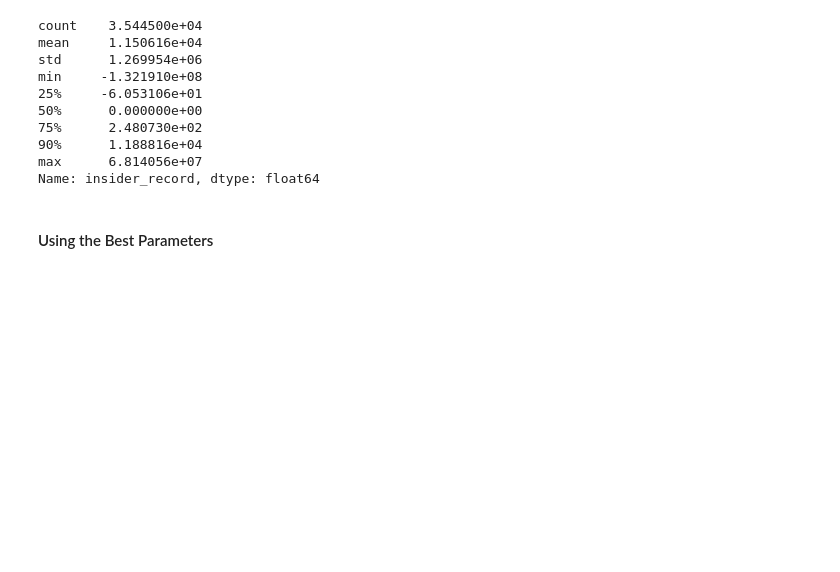
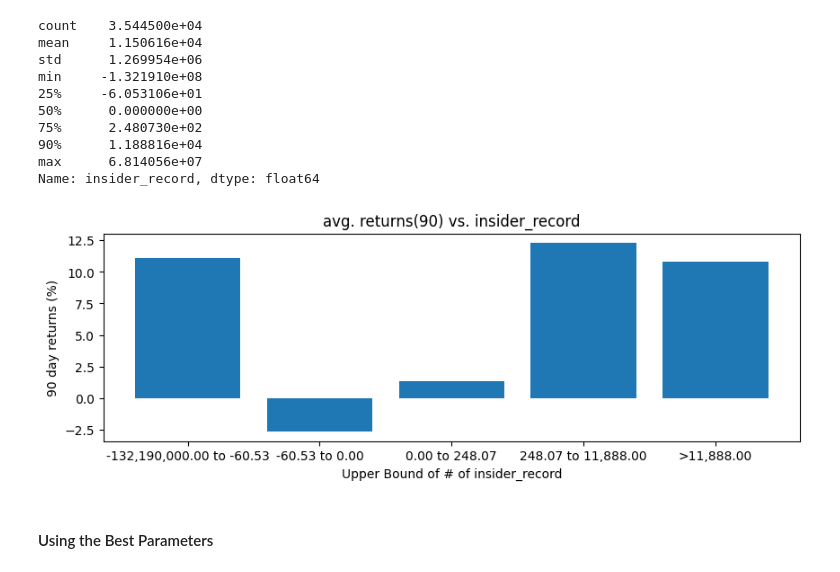
Before and after one commit to nicholasviscomi/Ad-Astra-Capital-Go, a Jupyter notebook: src/OpenInsider/analysis.ipynb, the cells around one changed output. Drawn from its saved outputs; the diff is of its cells as text; code cells hidden in the pictures; blank space fills up the shorter version.

```diff
--- a/src/OpenInsider/analysis.ipynb
+++ b/src/OpenInsider/analysis.ipynb
@@ -711,6 +704,11 @@ min     -1.321910e+08
 90%      1.188816e+04
 max      6.814056e+07
 Name: insider_record, dtype: float64
+# %%
+upper_bounds = [(-1.3219 * (10**8)), -60.53, 0, 248.07, 11_888]
+plot_column_by_bounds("insider_record", upper_bounds)
+# %% [output]
+[figure, added]
 # %% [markdown]
 #### Using the Best Parameters
 # %%
```
Also changed, not shown: parts of 27 cells of this notebook, 1 other file.
